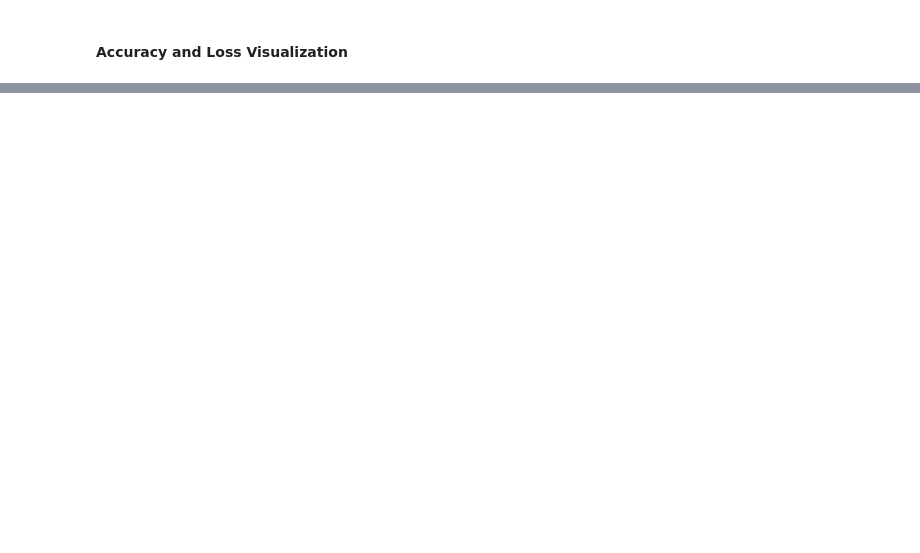
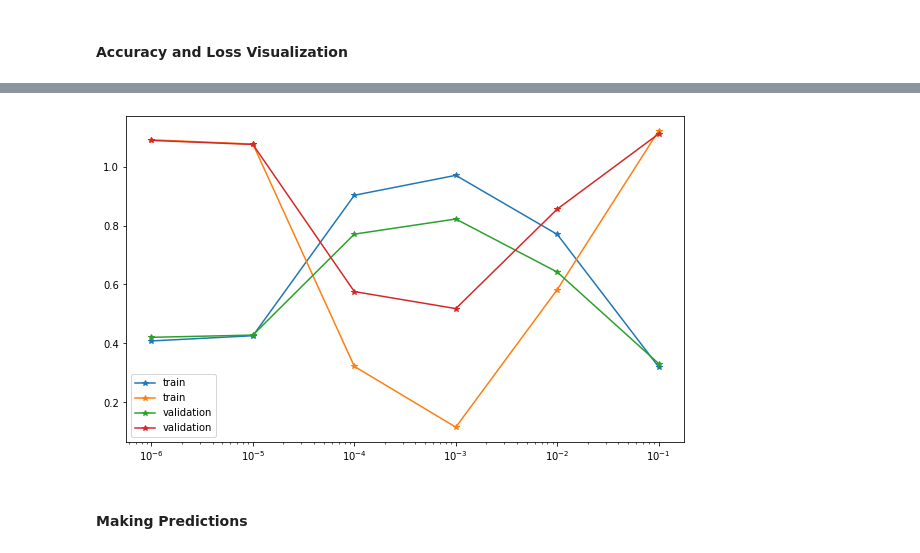
Before and after one commit to ProsperChuks/Customer-Sentiment-Analysis, a Jupyter notebook: absa/notebooks/lstm_model.ipynb, the cells around one changed output, grey strips where cells are left out. Cells and saved outputs as stored; diff of their text form; code cells hidden in the pictures; blank space fills up the shorter version.

```diff
--- a/absa/notebooks/lstm_model.ipynb
+++ b/absa/notebooks/lstm_model.ipynb
@@ -118,0 +104,35 @@ Text(0, 0.5, 'Accuracy')
+# %%
+values = [1e-1, 1e-2, 1e-3, 1e-4, 1e-5, 1e-6]
+all_train, all_val = [], []
+
+for param in values:
+  model = Sequential()
+
+  model.add(Embedding(input_dim=len(ytrain), output_dim=50,
+
+                      input_length=32, trainable=True))
+  model.add(BatchNormalization(momentum=0.50))
+  model.add(LSTM(50, return_sequences=True))
+  model.add(Dropout(0.3))
+
+  model.add(LSTM(50))
+  model.add(Dropout(0.3))
+
+  model.add(Dense(3, activation='softmax'))
+
+  opt = optimizers.Adam(param)
+  model.compile(optimizer=opt, loss='sparse_categorical_crossentropy', metrics=['accuracy'])
+
+  model.fit(x_train, y_train,
+            epochs=3,
+            batch_size=10, verbose=0,
+            validation_data=(x_test, y_test),
+            shuffle=True)
+  model.save(f'/content/drive/MyDrive/Colab Notebooks/Customer Feedback Classification/absa/models/LSTM/Hyperparam Tuning/my_model{param}.h5')
+
+  train_loss , train_acc = model.evaluate(x_train, y_train, verbose=0)
+  val_loss , val_acc = model.evaluate(x_val, y_val, verbose=0)
+  print('Param: %f; Train Accuracy: %.3f, Train loss: %.3f, Validation Accuracy: %.3f, Validation loss: %.3f' %
+        (param, train_acc, train_loss, val_acc, val_loss))
+  all_train.append([train_acc, train_loss])
+  all_val.append([val_acc, val_loss])
@@ -118,0 +146,10 @@ Text(0, 0.5, 'Accuracy')
+# %%
+plt.figure(figsize=(10, 6))
+plt.semilogx(values, all_train, label='train', marker='*')
+plt.semilogx(values, all_val, label='validation', marker='*')
+plt.legend()
+plt.show()
+# %% [output]
+[figure, added]
+# %% [markdown]
+#### Making Predictions
```
Also changed, not shown: parts of 21 cells of this notebook, 15 other files.
